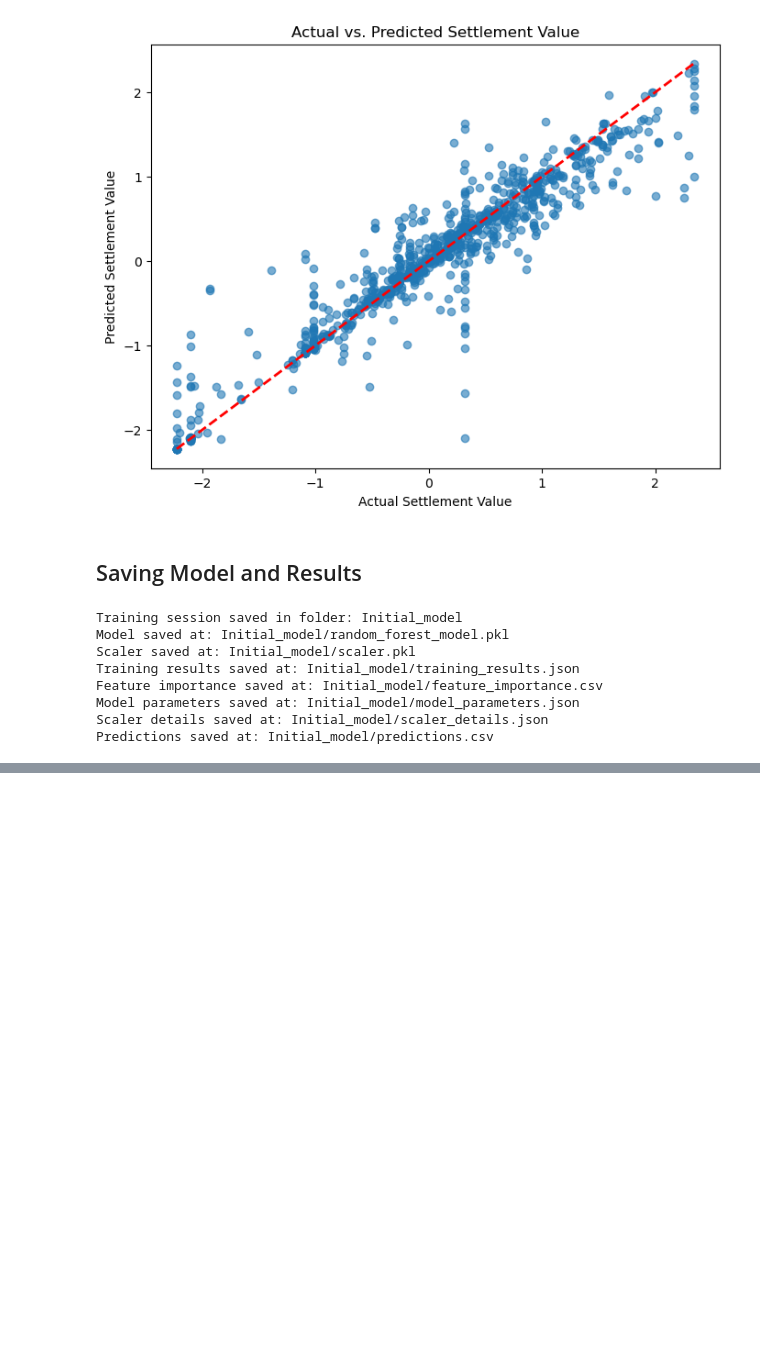
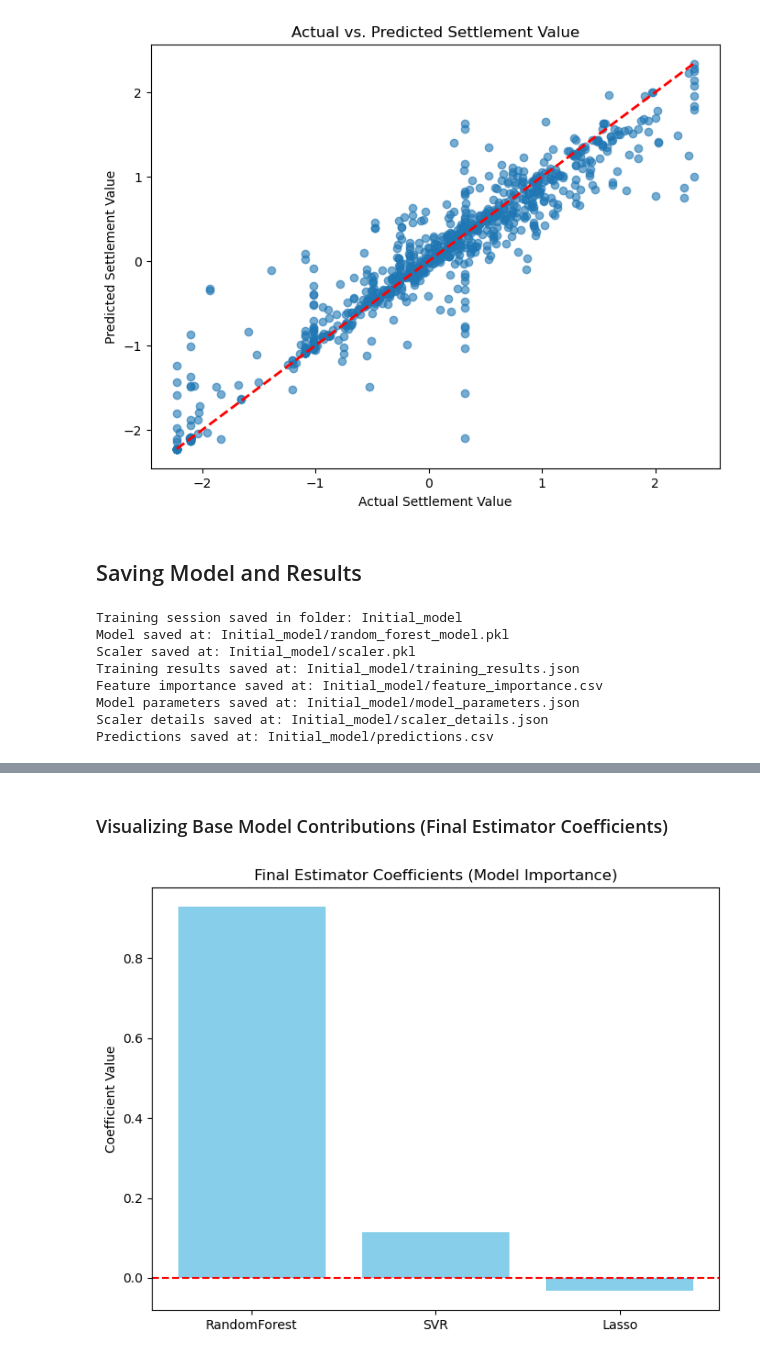
Before and after one commit to y2-htay/insurance-claim-predictor, a Jupyter notebook: AI-Stuff/Yamin/YaminReport.ipynb, the cells around one changed output, grey strips where cells are left out. Cells and saved outputs as stored; diff of their text form; code cells hidden in the pictures; blank space fills up the shorter version.

Commit message:
New models added

```diff
--- a/AI-Stuff/Yamin/YaminReport.ipynb
+++ b/AI-Stuff/Yamin/YaminReport.ipynb
@@ -901,0 +912,11 @@ Predictions saved at: Initial_model/predictions.csv
+# %%
+# Create stacking-ready datasets
+X_train_stacking = X_train.select_dtypes(include=['number'])
+X_test_stacking = X_test.select_dtypes(include=['number'])
+
+#  Fill missing values
+X_train_stacking = X_train_stacking.fillna(X_train_stacking.mean())
+X_test_stacking = X_test_stacking.fillna(X_test_stacking.mean())
+
+y_train = y_train.fillna(y_train.mean())
+y_test = y_test.fillna(y_test.mean())
@@ -901,0 +967,8 @@ Predictions saved at: Initial_model/predictions.csv
+# %%
+# Access the final estimator (Ridge)
+final_ridge = stacking_model.final_estimator_
+
+# Coefficients for each base model
+print("Coefficients assigned by Ridge (Final Estimator):")
+for model_name, coef in zip(['RandomForest', 'SVR', 'Lasso'], final_ridge.coef_):
+    print(f"{model_name}: {coef:.4f}")
@@ -901,0 +988,18 @@ Predictions saved at: Initial_model/predictions.csv
+# %% [markdown]
+### Visualizing Base Model Contributions (Final Estimator Coefficients)
+# %%
+import matplotlib.pyplot as plt
+
+# Model names and coefficients
+models = ['RandomForest', 'SVR', 'Lasso']
+coefficients = final_ridge.coef_
+
+# Plot
+plt.figure(figsize=(8, 6))
+plt.bar(models, coefficients, color='skyblue')
+plt.axhline(0, color='red', linestyle='--')
+plt.title('Final Estimator Coefficients (Model Importance)')
+plt.ylabel('Coefficient Value')
+plt.show()
+# %% [output]
+[figure, added]
```
Also changed, not shown: parts of 16 cells of this notebook, 6 other files.
